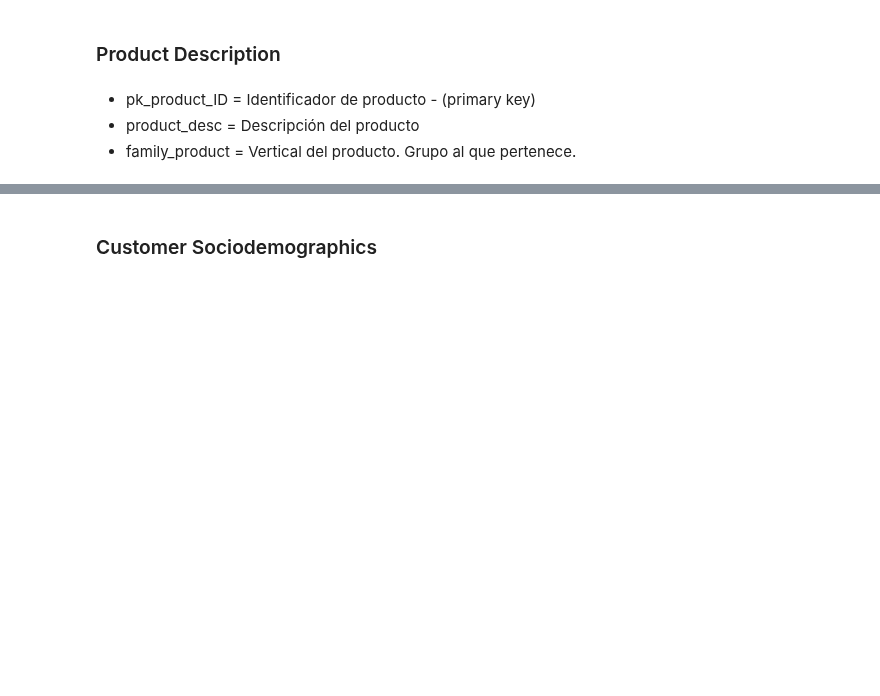
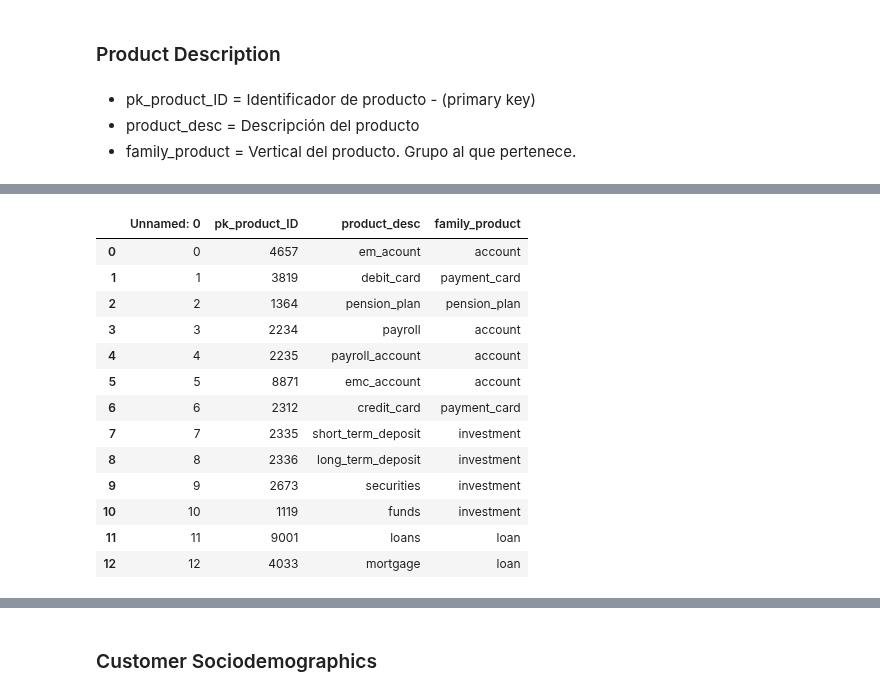
Before and after one commit to RicardColomOrero/easymoney, a Jupyter notebook: Easymoney.ipynb, the cells around one changed output, grey strips where cells are left out. Cells and saved outputs as stored; diff of their text form; code cells hidden in the pictures; blank space fills up the shorter version.

```diff
--- a/Easymoney.ipynb
+++ b/Easymoney.ipynb
@@ -69,7 +69,7 @@ Mounted at /content/drive
 # %% [markdown]
 # Importación dataset
 # %%
-file_dir = "/content/drive/MyDrive/NUCLIO/TFM  Data Science/datasets_TFM + diccionario/"
+file_dir = "/content/drive/MyDrive/NUCLIO/TFM  Data Science/datasets_TFM_y_diccionario/"
 # %%
 file_sales ="sales.csv"
 file_product_description ="product_description.csv"
@@ -241 +193,18 @@ sales_product_description.head()
+# %%
+product_description_raw
+# %% [output]
+|  | Unnamed: 0 | pk_product_ID | product_desc | family_product |
+| 0 | 0 | 4657 | em_acount | account |
+| 1 | 1 | 3819 | debit_card | payment_card |
+| 2 | 2 | 1364 | pension_plan | pension_plan |
+| 3 | 3 | 2234 | payroll | account |
+| 4 | 4 | 2235 | payroll_account | account |
+| 5 | 5 | 8871 | emc_account | account |
+| 6 | 6 | 2312 | credit_card | payment_card |
+| 7 | 7 | 2335 | short_term_deposit | investment |
+| 8 | 8 | 2336 | long_term_deposit | investment |
+| 9 | 9 | 2673 | securities | investment |
+| 10 | 10 | 1119 | funds | investment |
+| 11 | 11 | 9001 | loans | loan |
+| 12 | 12 | 4033 | mortgage | loan |
 # %%
```
Also changed, not shown: parts of 115 cells of this notebook.
